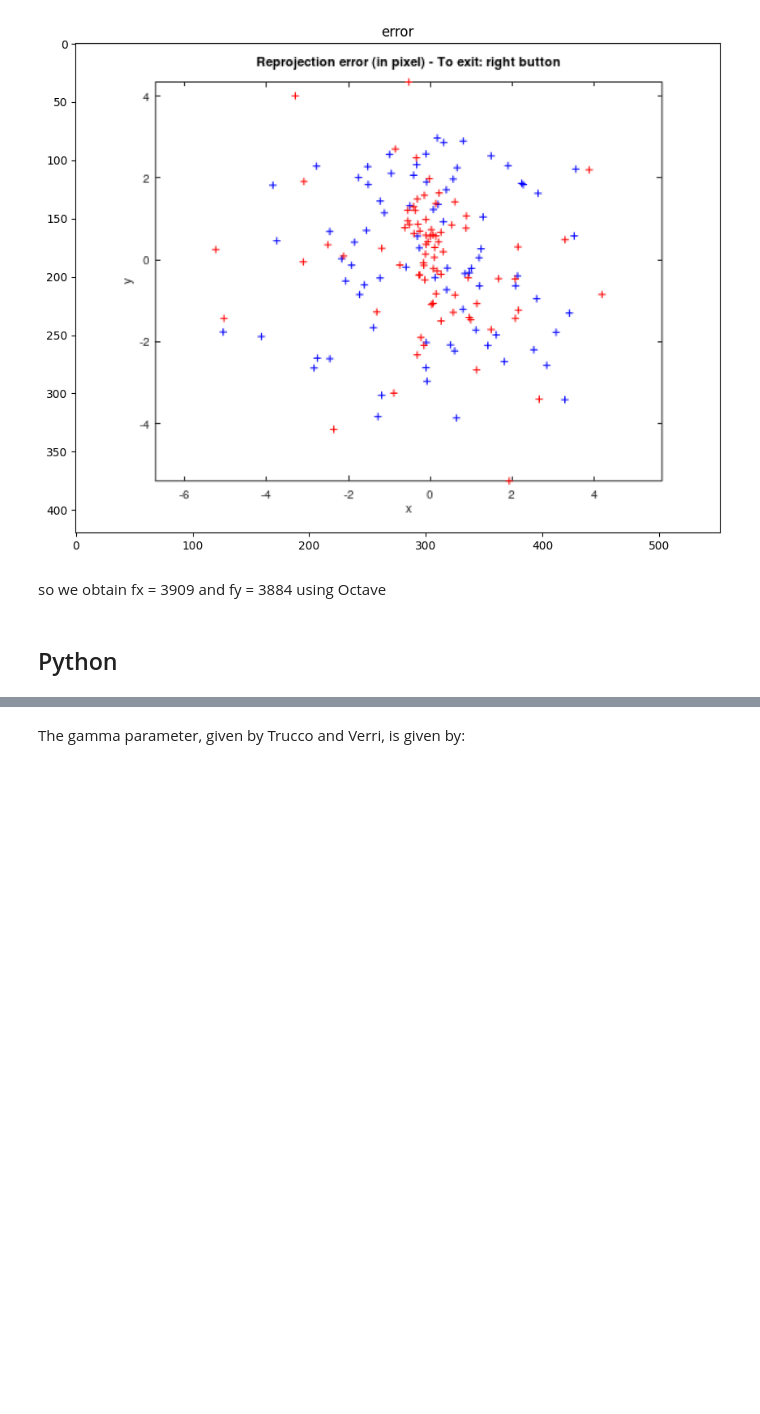
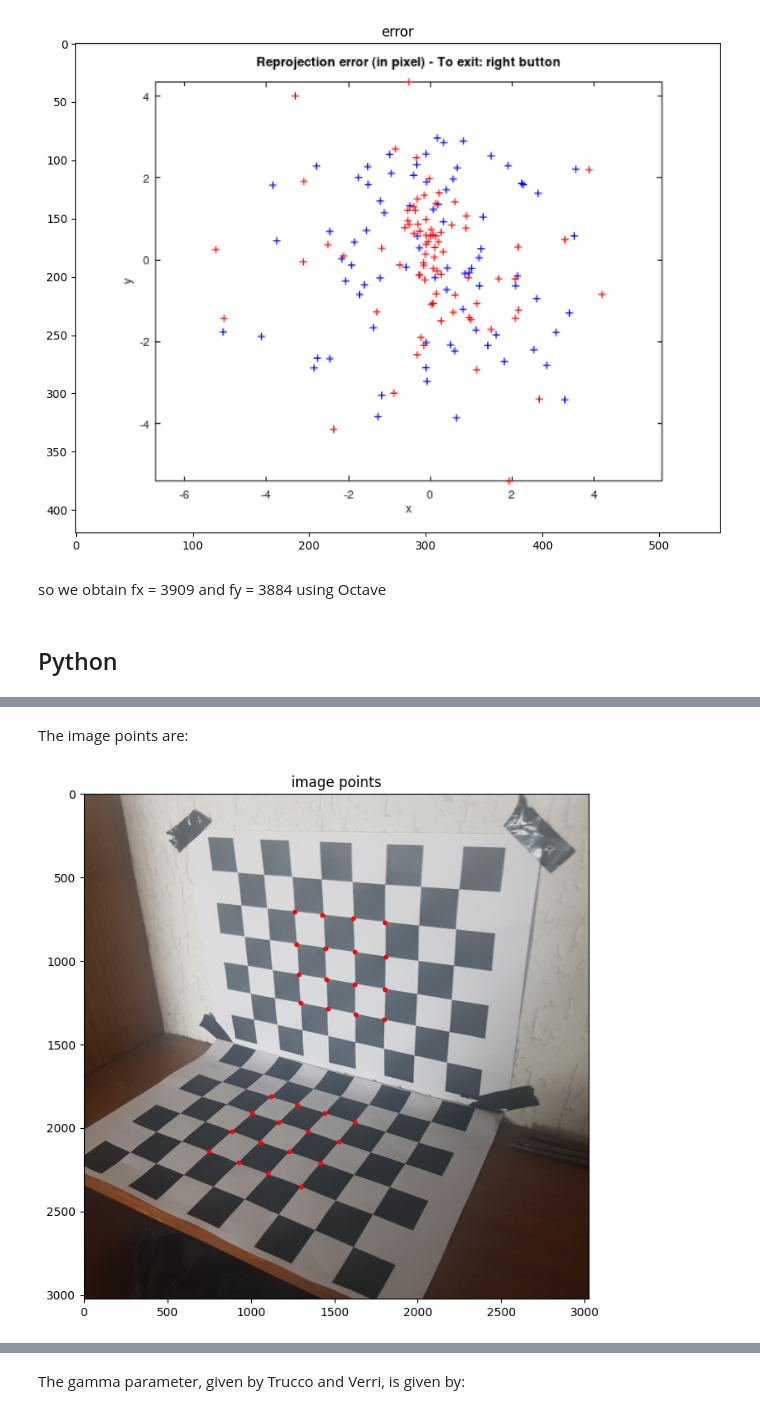
Before and after one commit to Marcos30004347/computer-vision, a Jupyter notebook: camera_calibration/Camera_Calibration.ipynb, the cells around one changed output, grey strips where cells are left out. Drawn from its saved outputs; the diff is of its cells as text; code cells hidden in the pictures; blank space fills up the shorter version.

```diff
--- a/camera_calibration/Camera_Calibration.ipynb
+++ b/camera_calibration/Camera_Calibration.ipynb
@@ -154,12 +124,0 @@ for fname in images:
-# %%
-x = []
-y = []
-
-for i in range(len(image_corners[0])):
-    x = np.append(x, image_corners[0][i][0][0])
-    y = np.append(y, image_corners[0][i][0][1])
-for i in range(len(image_corners[1])):
-    x = np.append(x, image_corners[1][i][0][0])
-    y = np.append(y, image_corners[1][i][0][1])
-
-points = [x, y]
@@ -254,0 +135,58 @@ ax.scatter3D(xdata, ydata, zdata, c=zdata);
+# %% [markdown]
+The image points are:
+# %%
+image_points = [
+    [748, 2140],
+    [884, 2020],
+    [1008, 1912],
+    [1120, 1812],
+
+    [924, 2204],
+    [1056, 2084],
+    [1168, 1964],
+    [1276, 1860],
+
+    [1104, 2272],
+    [1232, 2140],
+    [1342, 2020],
+    [1444, 1912],
+
+    [1300, 2349],
+    [1419, 2211],
+    [1525, 2083],
+    [1621, 1966],
+
+    [1296, 1252],
+    [1286, 1080],
+    [1274, 898],
+    [1262, 706],
+
+    [1460, 1284],
+    [1452, 1108],
+    [1446, 922],
+    [1428, 724],
+
+    [1625, 1318],
+    [1624, 1138],
+    [1621, 946],
+    [1614, 746],
+
+    [1800, 1352],
+    [1803, 1168],
+    [1806, 974],
+    [1805, 768],
+]
+
+x = []
+y = []
+
+for i in range(len(image_points)):
+    x.append(image_points[i][0])
+    y.append(image_points[i][1])
+
+plt.imshow(parallel_boards)
+plt.title('image points')
+plt.scatter(x=x, y=y, c='r', s=10)
+plt.show()
+# %% [output]
+[figure, added]
```
Also changed, not shown: parts of 38 cells of this notebook, 2 other files.
